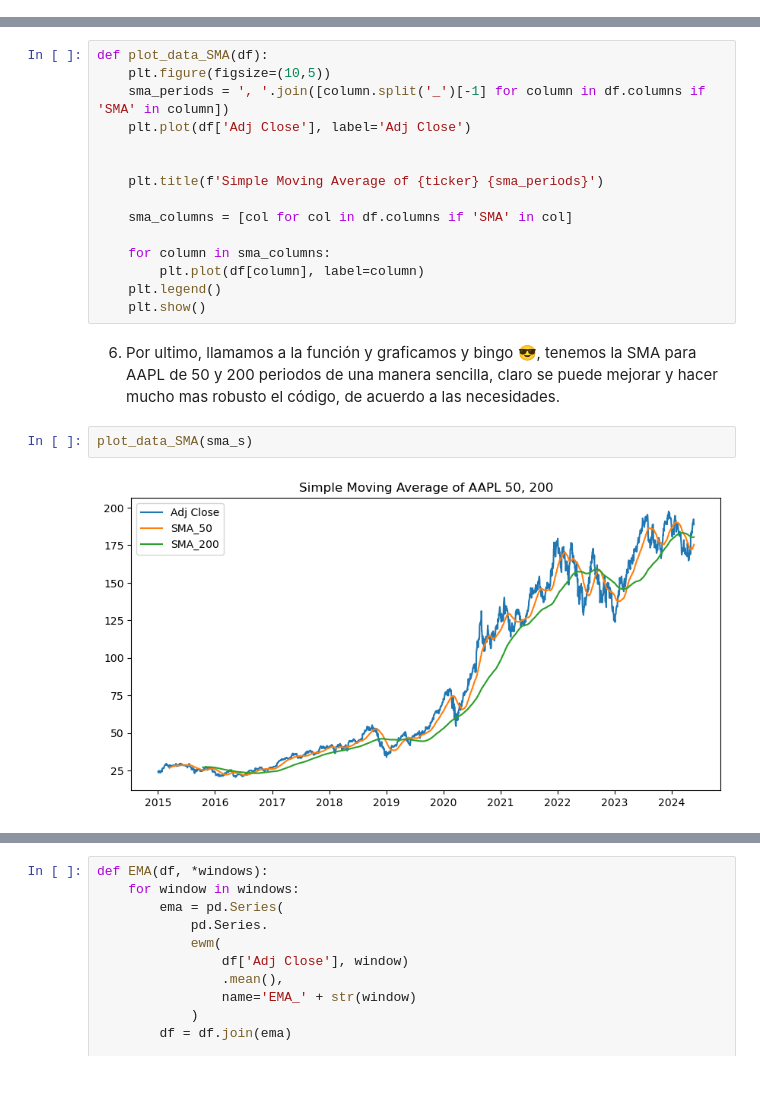
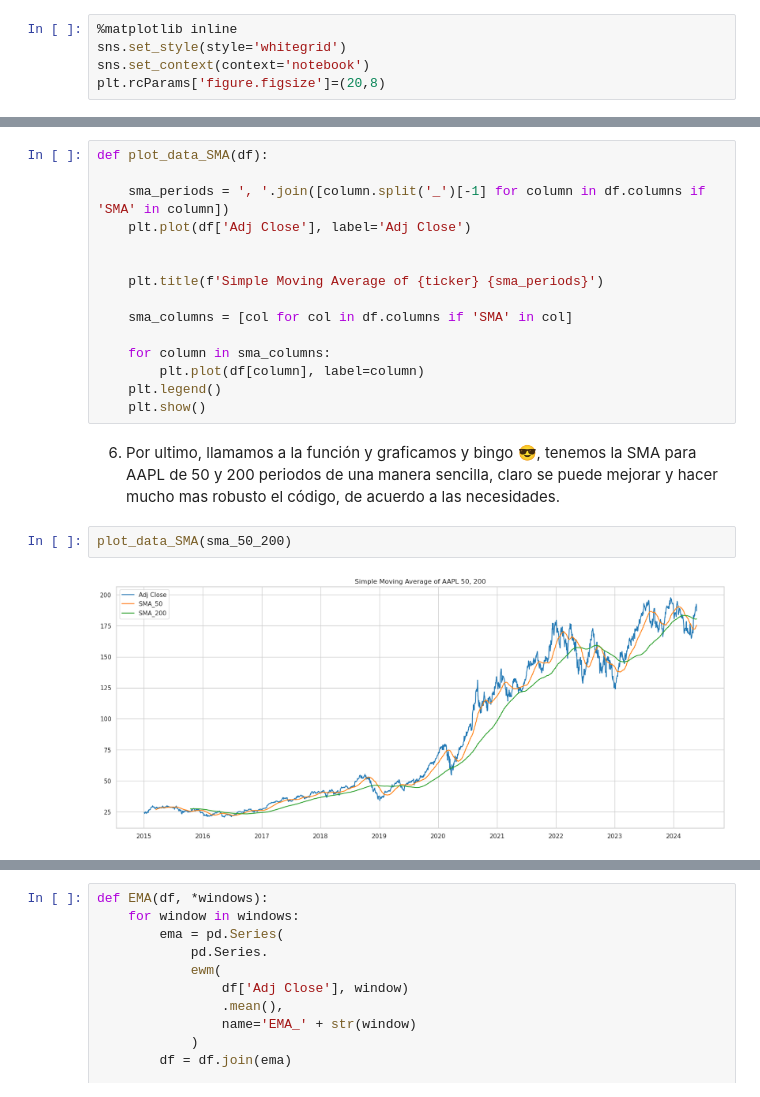
Before and after one commit to antonio-xrp/Data-science-for-finance-ES-EN, a Jupyter notebook: notebooks/analisis-tecnico/0.1-ema-sma.ipynb, the cells around one changed output, grey strips where cells are left out. Saved outputs shown, nothing was run; the diff lists cells and outputs as text.

```diff
--- a/notebooks/analisis-tecnico/0.1-ema-sma.ipynb
+++ b/notebooks/analisis-tecnico/0.1-ema-sma.ipynb
@@ -32 +41,6 @@ warnings.filterwarnings('ignore')
+# %%
+%matplotlib inline
+sns.set_style(style='whitegrid')
+sns.set_context(context='notebook')
+plt.rcParams['figure.figsize']=(20,8)
 # %% [markdown]
@@ -90,7 +104,7 @@ sma_50_200
 5. Creamos una funcion para poder graficar, en esta ocación usaremos Matplotlib. Esta función se encarga de iterar cada SMA.
 # %%
 def plot_data_SMA(df):
-    plt.figure(figsize=(10,5))
+
     sma_periods = ', '.join([column.split('_')[-1] for column in df.columns if 'SMA' in column])
     plt.plot(df['Adj Close'], label='Adj Close')
 
@@ -106,6 +120,6 @@ def plot_data_SMA(df):
 # %% [markdown]
 6. Por ultimo, llamamos a la función y graficamos y bingo 😎, tenemos la SMA para AAPL de 50 y 200 periodos de una manera sencilla, claro se puede mejorar y hacer mucho mas robusto el código, de acuerdo a las necesidades.
 # %%
-plot_data_SMA(sma_s)
+plot_data_SMA(sma_50_200)
 # %% [output]
-[figure, old version]
+[figure, new version]
```
Also changed, not shown: parts of 18 cells of this notebook.
